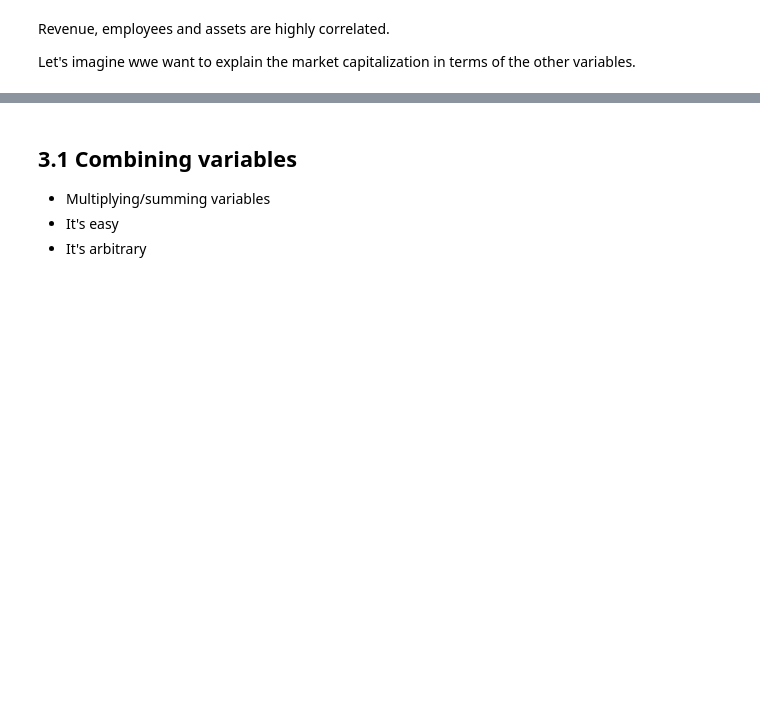
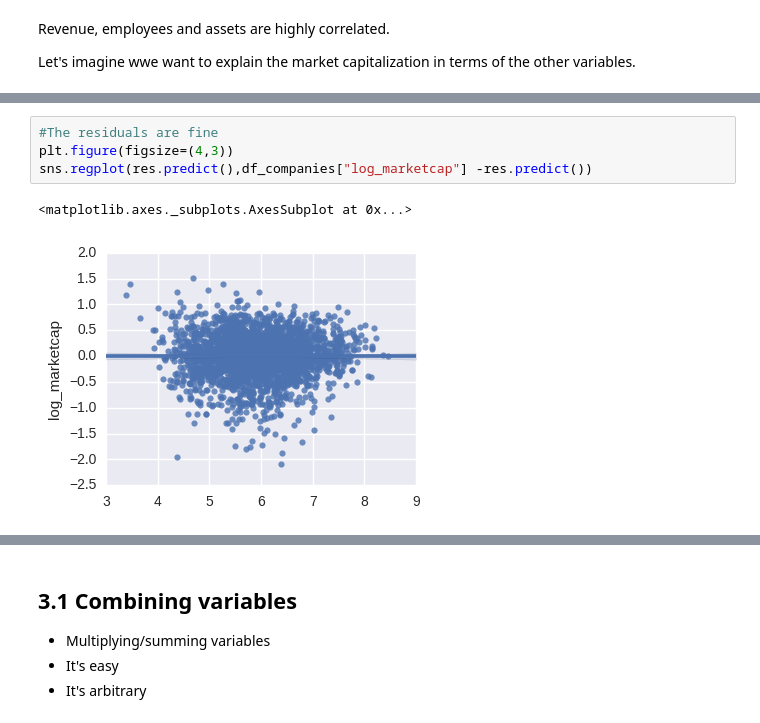
Before and after one commit to jgarciab/wwd2017, a Jupyter notebook: class8/class8_dimensionality_reduction.ipynb, the cells around one changed output, grey strips where cells are left out. Drawn from its saved outputs; the diff is of its cells as text; blank space fills up the shorter version.

```diff
--- a/class8/class8_dimensionality_reduction.ipynb
+++ b/class8/class8_dimensionality_reduction.ipynb
@@ -95,4 +102,11 @@ Covariance Type:            nonrobust
 
 Warnings:
 [1] Standard Errors assume that the covariance matrix of the errors is correctly specified.
+# %%
+#The residuals are fine
+plt.figure(figsize=(4,3))
+sns.regplot(res.predict(),df_companies["log_marketcap"] -res.predict())
+# %% [output]
+<matplotlib.axes._subplots.AxesSubplot at 0x...>
+[figure, added]
 # %%
```
Also changed, not shown: parts of 25 cells of this notebook, 1 other file.
